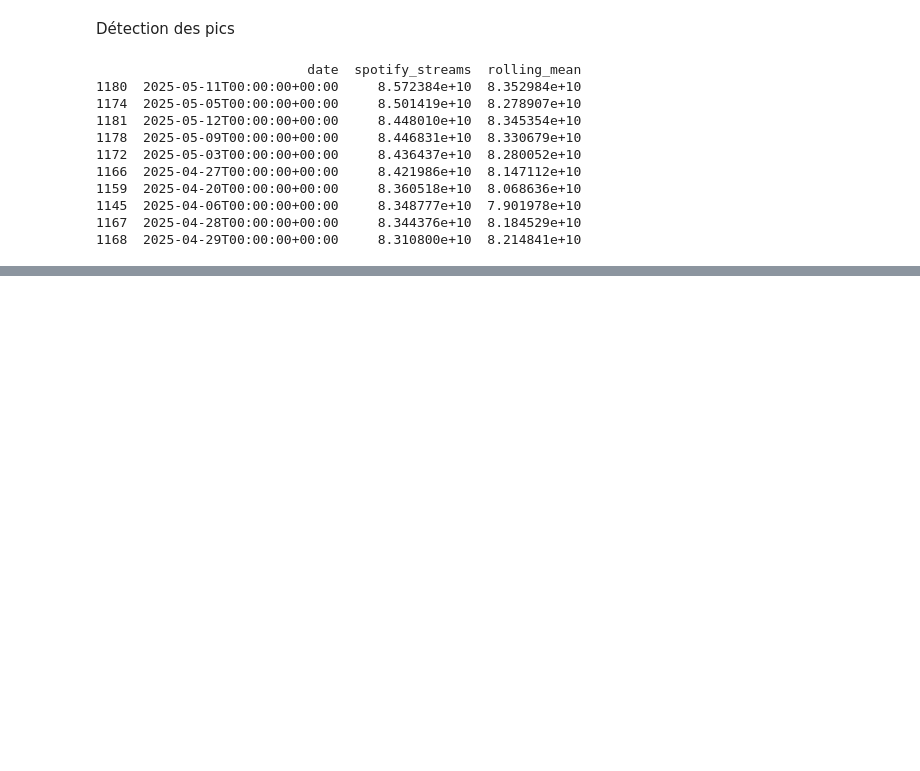
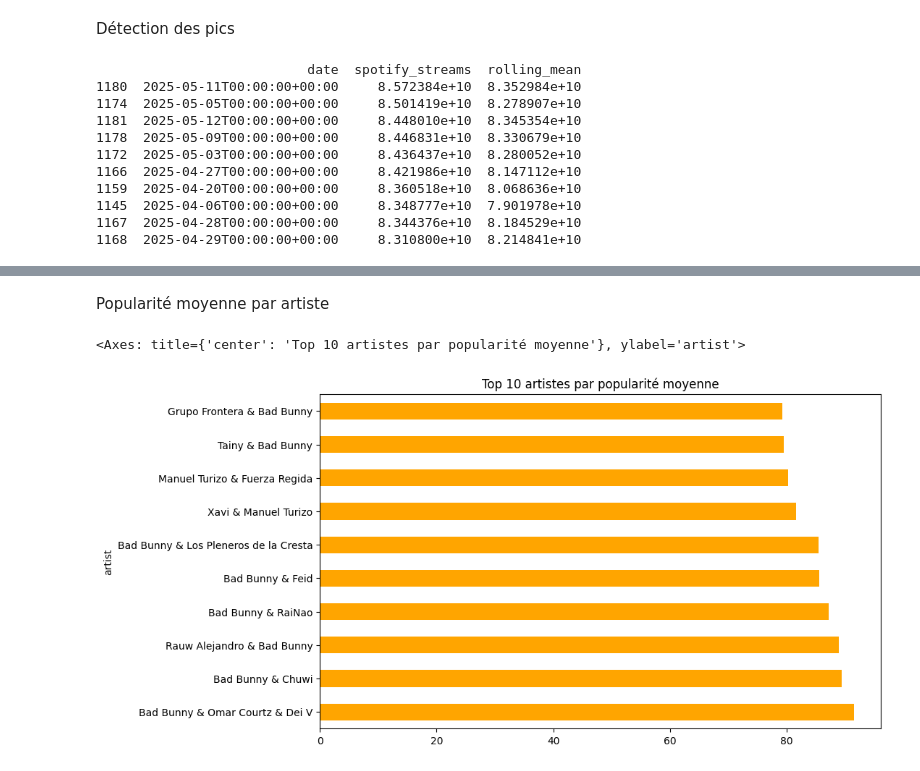
Before and after one commit to Mal-Lem/test_technique, a Jupyter notebook: explore_data.ipynb, the cells around one changed output, grey strips where cells are left out. Saved outputs shown, nothing was run; the diff lists cells and outputs as text; code cells hidden in the pictures; blank space fills up the shorter version.

```diff
--- a/explore_data.ipynb
+++ b/explore_data.ipynb
@@ -628,0 +647,8 @@ print(top_days)
+# %% [markdown]
+Popularité moyenne par artiste
+# %%
+df_popularite_artistes = df_time_series.groupby("artist")["spotify_popularity"].mean().sort_values(ascending=False)
+df_popularite_artistes.head(10).plot(kind="barh", title="Top 10 artistes par popularité moyenne", figsize=(10,6), color="orange")
+# %% [output]
+<Axes: title={'center': 'Top 10 artistes par popularité moyenne'}, ylabel='artist'>
+[figure, added]
```
Also changed, not shown: parts of 23 cells of this notebook.
